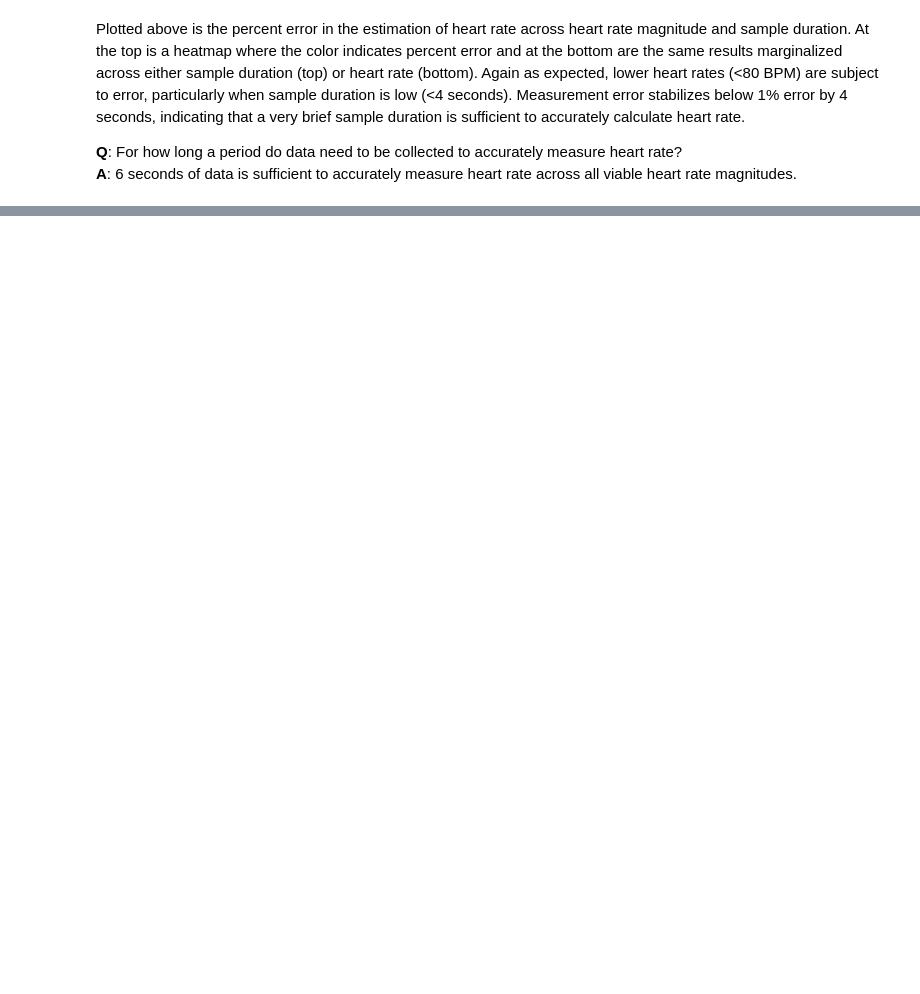
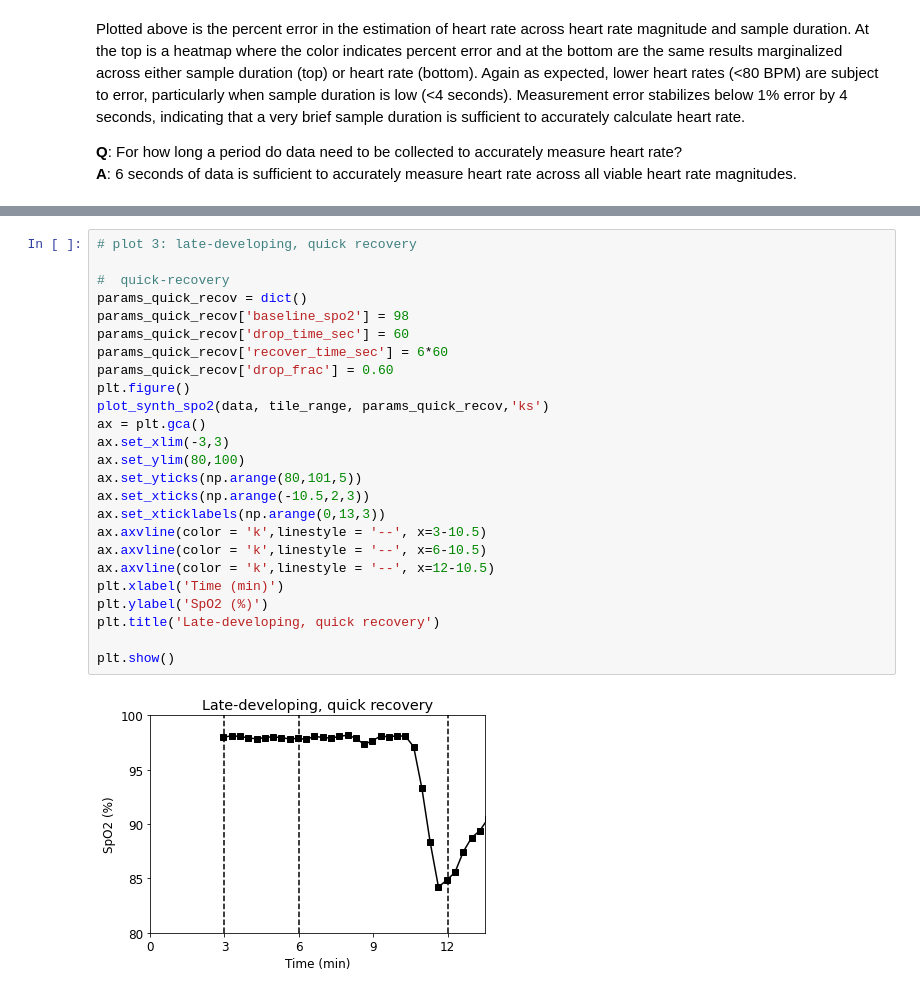
Before and after one commit to aarusso/OxiWear, a Jupyter notebook: demo.ipynb, the cells around one changed output, grey strips where cells are left out. Cells and saved outputs as stored; diff of their text form; blank space fills up the shorter version.

```diff
--- a/demo.ipynb
+++ b/demo.ipynb
@@ -268,0 +194,27 @@ plt.plot(data_synth['spo2'])
+# %%
+# plot 3: late-developing, quick recovery
+
+#  quick-recovery
+params_quick_recov = dict()
+params_quick_recov['baseline_spo2'] = 98
+params_quick_recov['drop_time_sec'] = 60
+params_quick_recov['recover_time_sec'] = 6*60
+params_quick_recov['drop_frac'] = 0.60
+plt.figure()
+plot_synth_spo2(data, tile_range, params_quick_recov,'ks')
+ax = plt.gca()
+ax.set_xlim(-3,3)
+ax.set_ylim(80,100)
+ax.set_yticks(np.arange(80,101,5))
+ax.set_xticks(np.arange(-10.5,2,3))
+ax.set_xticklabels(np.arange(0,13,3))
+ax.axvline(color = 'k',linestyle = '--', x=3-10.5)
+ax.axvline(color = 'k',linestyle = '--', x=6-10.5)
+ax.axvline(color = 'k',linestyle = '--', x=12-10.5)
+plt.xlabel('Time (min)')
+plt.ylabel('SpO2 (%)')
+plt.title('Late-developing, quick recovery')
+
+plt.show()
+# %% [output]
+[figure, added]
```
Also changed, not shown: parts of 17 cells of this notebook, 3 other files.
